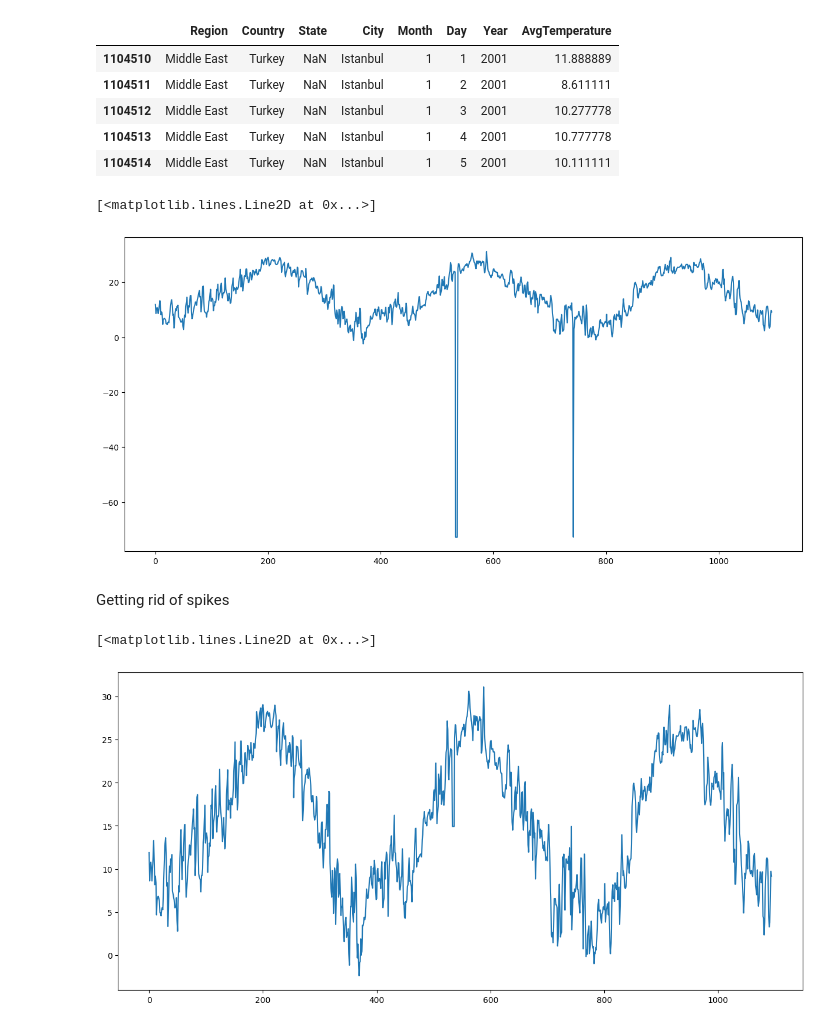
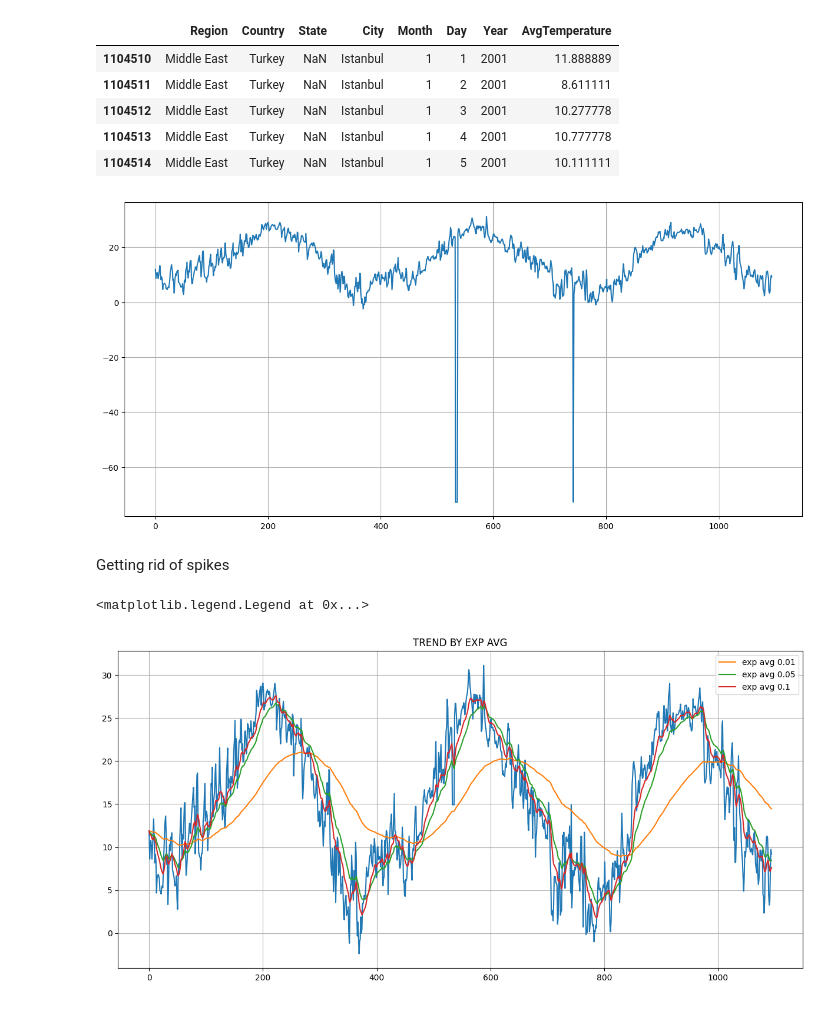
Before and after one commit to GlanceFromTheScreen/BigData-and-Statistics, a Jupyter notebook: prony_method.ipynb, the cells around one changed output. Cells and saved outputs as stored; diff of their text form; code cells hidden in the pictures.

Commit message:
analysis on istanbul data

```diff
--- a/prony_method.ipynb
+++ b/prony_method.ipynb
@@ -129,15 +139,11 @@ istanbul.head(5)
 | 1104514 | Middle East | Turkey | NaN | Istanbul | 1 | 5 | 2001 | 10.111111 |
 # %%
 plt.plot(range(365*3), istanbul['AvgTemperature'])
+plt.grid()
 # %% [output]
-[<matplotlib.lines.Line2D at 0x...>]
 [figure]
 # %% [markdown]
 Getting rid of spikes
 # %%
 avg_t = mean(istanbul['AvgTemperature'])
 istanbul['AvgTemperature'] = istanbul['AvgTemperature'].apply(lambda x: avg_t if (x<-40) or (x>50) else x)
-plt.plot(range(365*3), istanbul['AvgTemperature'])
-# %% [output]
-[<matplotlib.lines.Line2D at 0x...>]
-[figure, removed]
@@ -145,0 +150,11 @@ plt.plot(range(365*3), istanbul['AvgTemperature'])
+# %%
+plt.plot(range(istanbul.shape[0]), istanbul['AvgTemperature'])
+plt.plot(range(istanbul.shape[0]), exp_avg(list(istanbul['AvgTemperature']), 0.01), label='exp avg 0.01')
+plt.plot(range(istanbul.shape[0]), exp_avg(list(istanbul['AvgTemperature']), 0.05), label='exp avg 0.05')
+plt.plot(range(istanbul.shape[0]), exp_avg(list(istanbul['AvgTemperature']), 0.1), label='exp avg 0.1')
+plt.title('TREND BY EXP AVG')
+plt.grid()
+plt.legend()
+# %% [output]
+<matplotlib.legend.Legend at 0x...>
+[figure, added]
```
Also changed, not shown: parts of 7 cells of this notebook, 1 other file.
